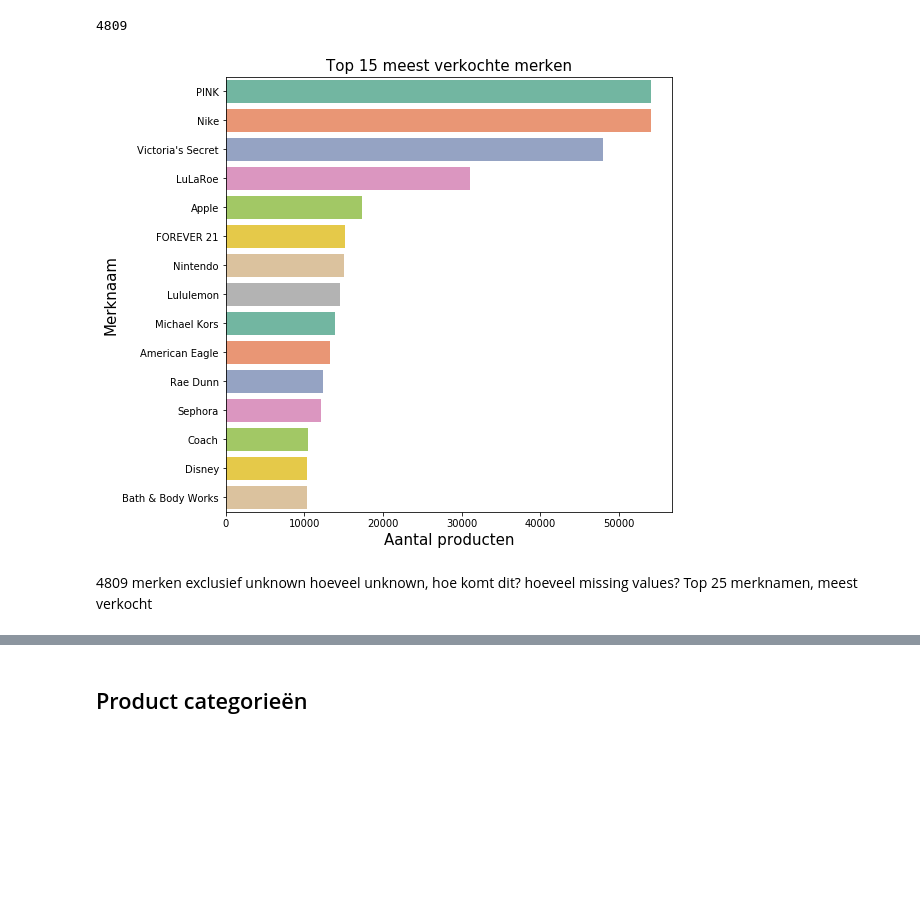
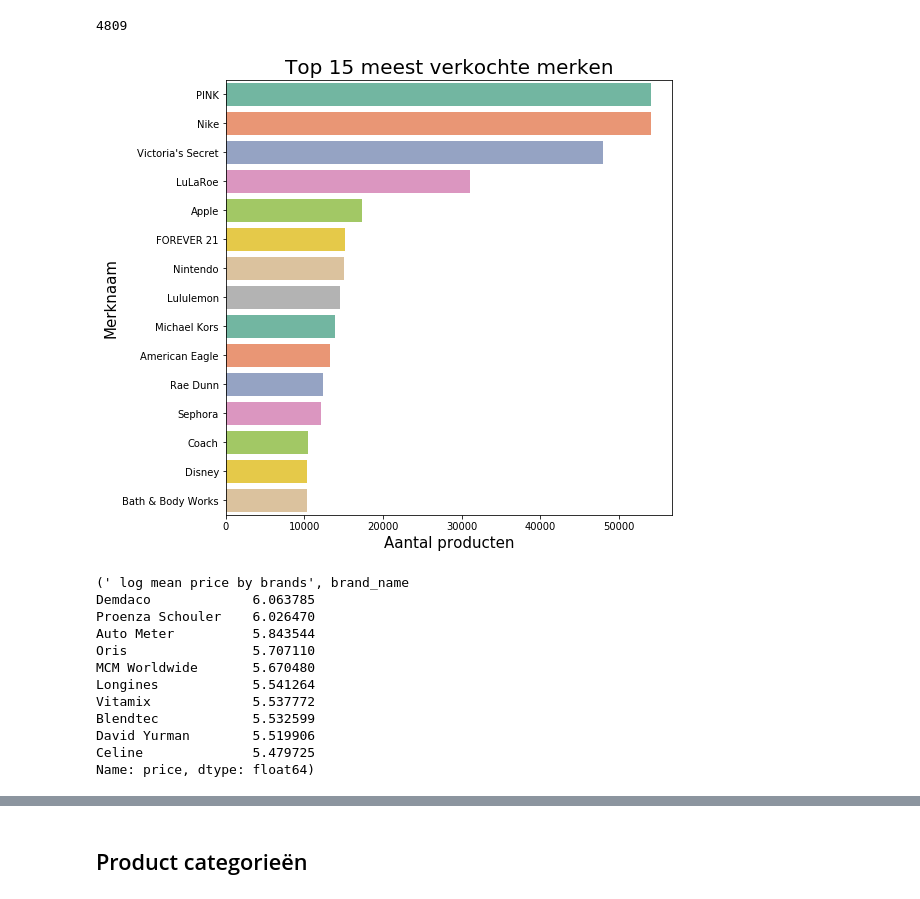
Before and after one commit to rlhjansen/LEBE_Kaggle1, a Jupyter notebook: visualisatie.ipynb, the cells around one changed output, grey strips where cells are left out. Drawn from its saved outputs; the diff is of its cells as text; code cells hidden in the pictures; blank space fills up the shorter version.

```diff
--- a/visualisatie.ipynb
+++ b/visualisatie.ipynb
@@ -77,0 +119,2 @@ In de bovenstaande tabellen is te zien hoe de datasets er uit zien.
+# %%
+train['logprice'] = np.log(train.price+1)
@@ -155,11 +262,11 @@ print(brands.size)
 # %%
 plt.figure(figsize=(8,8))
 sns.countplot(y = train.brand_name, \
               order = train.brand_name.value_counts().iloc[:15].index, \
                                                       orient = 'v', palette="Set2")
-plt.title('Top 15 meest verkochte merken', fontsize = 15)
+plt.title('Top 15 meest verkochte merken', fontsize = 20)
 plt.ylabel('Merknaam', fontsize = 15)
 plt.xlabel('Aantal producten', fontsize = 15)
 plt.show()
 # %% [output]
-[figure, old version]
+[figure, new version]
@@ -179,5 +273,17 @@ print("median price by brands", brand_median_price[:10])
-# %% [markdown]
-4809 merken exclusief unknown
-hoeveel unknown, hoe komt dit?
-hoeveel missing values?
-Top 25 merknamen, meest verkocht
+# %%
+brand_mean_price = train.groupby(["brand_name"], as_index = True).mean().price.sort_values(ascending = False)
+brand_mean_price_log = np.log(brand_mean_price+1)
+print(" log mean price by brands", brand_mean_price_log[:10])
+# %% [output]
+(' log mean price by brands', brand_name
+Demdaco             6.063785
+Proenza Schouler    6.026470
+Auto Meter          5.843544
+Oris                5.707110
+MCM Worldwide       5.670480
+Longines            5.541264
+Vitamix             5.537772
+Blendtec            5.532599
+David Yurman        5.519906
+Celine              5.479725
+Name: price, dtype: float64)
```
Also changed, not shown: parts of 53 cells of this notebook.
